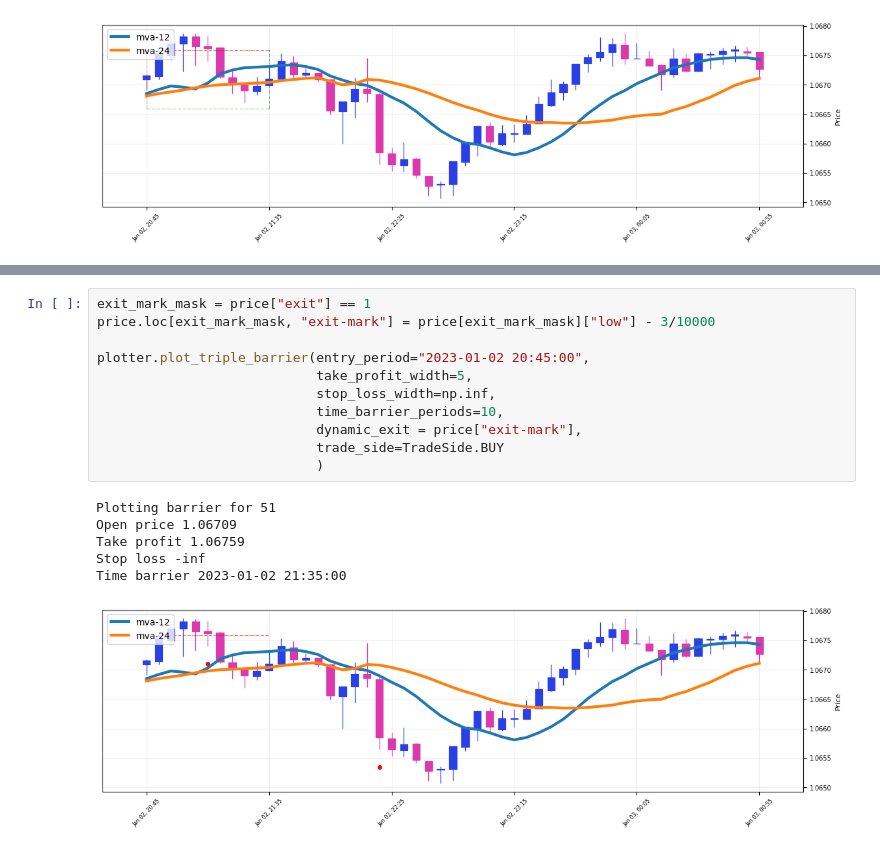
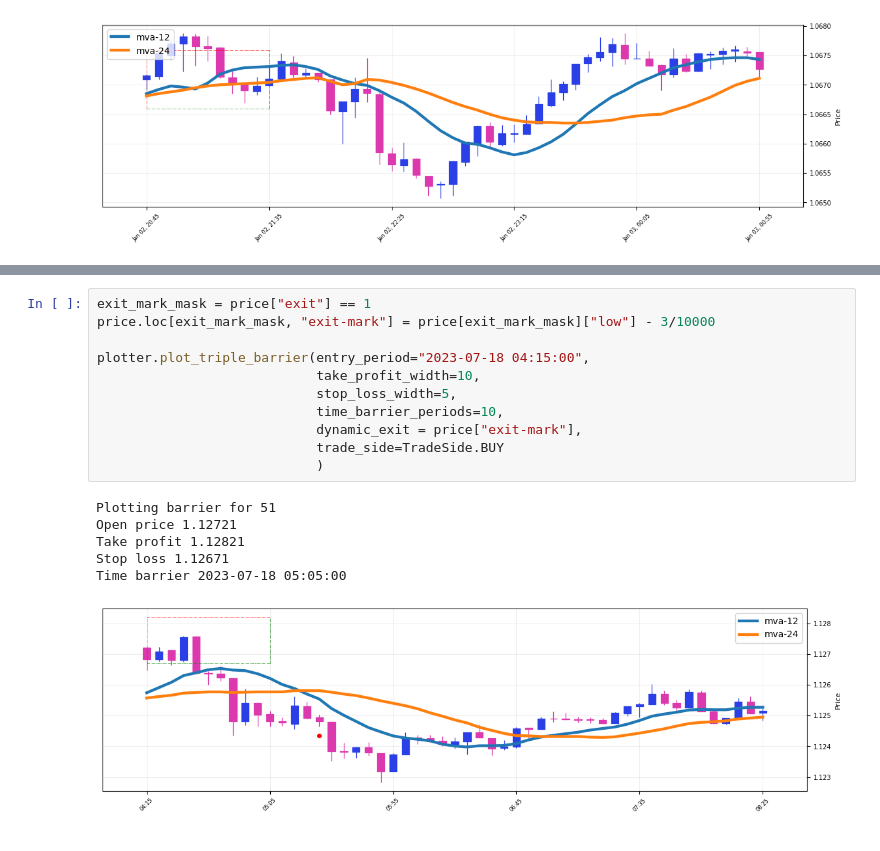
Before and after one commit to mchiuminatto/triple_barrier, a Jupyter notebook: docs/test_plot_triple_barrier.ipynb, the cells around one changed output, grey strips where cells are left out. Cells and saved outputs as stored; diff of their text form.

```diff
--- a/docs/test_plot_triple_barrier.ipynb
+++ b/docs/test_plot_triple_barrier.ipynb
@@ -72,20 +72,20 @@ Time barrier 2023-01-02 22:50:00
 # %%
 exit_mark_mask = price["exit"] == 1
 price.loc[exit_mark_mask, "exit-mark"] = price[exit_mark_mask]["low"] - 3/10000
 
-plotter.plot_triple_barrier(entry_period="2023-01-02 20:45:00",
-                            take_profit_width=5,
-                            stop_loss_width=np.inf,
+plotter.plot_triple_barrier(entry_period="2023-07-18 04:15:00",
+                            take_profit_width=10,
+                            stop_loss_width=5,
                             time_barrier_periods=10,
                             dynamic_exit = price["exit-mark"],
                             trade_side=TradeSide.BUY
                             )
 # %% [output]
 Plotting barrier for 51
-Open price 1.06709
-Take profit 1.06759
-Stop loss -inf
-Time barrier 2023-01-02 21:35:00
+Open price 1.12721
+Take profit 1.12821
+Stop loss 1.12671
+Time barrier 2023-07-18 05:05:00
-[figure, old version]
+[figure, new version]
 # %%
 price["2023-01-02 20:45:00":].head(11)
```
Also changed, not shown: parts of 2 cells of this notebook, 4 other files.
